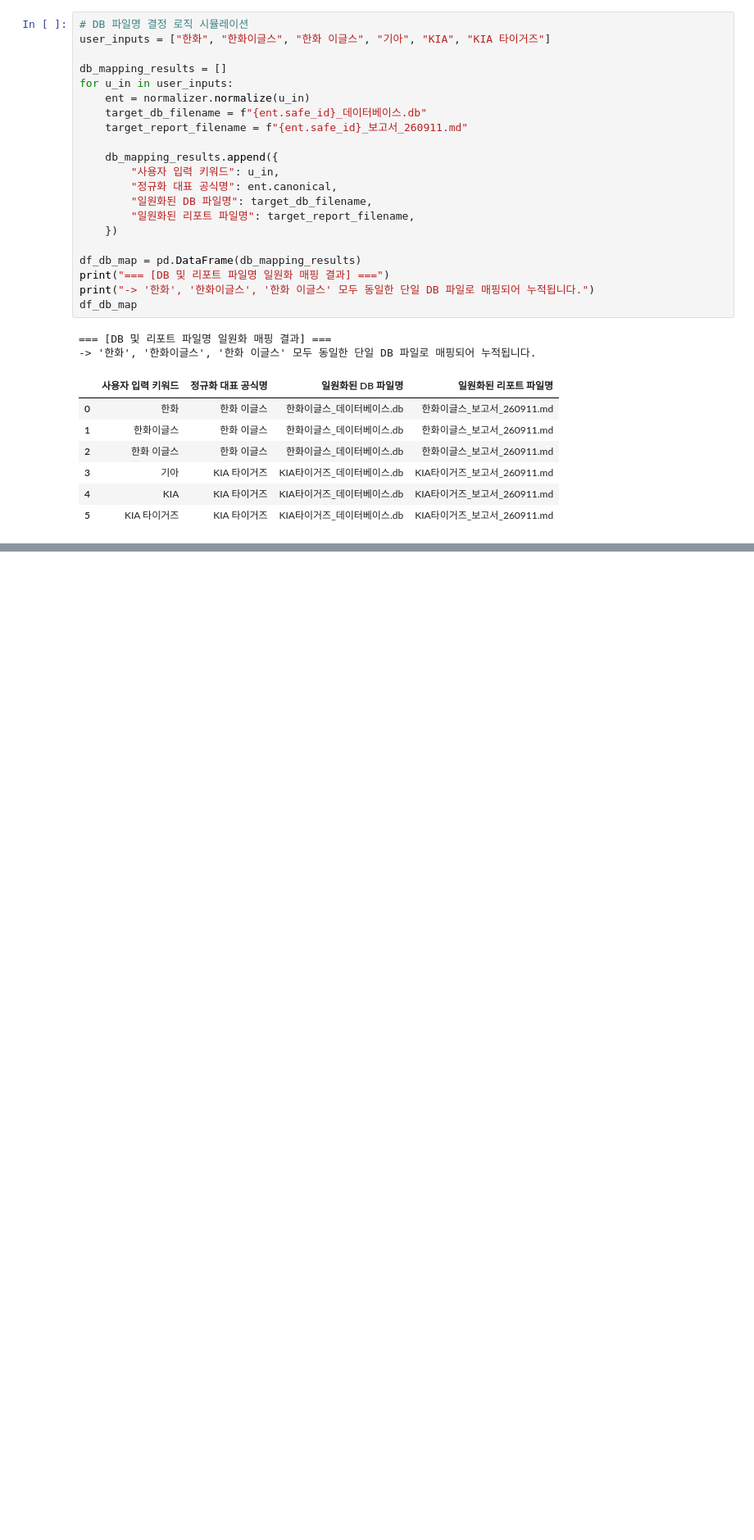
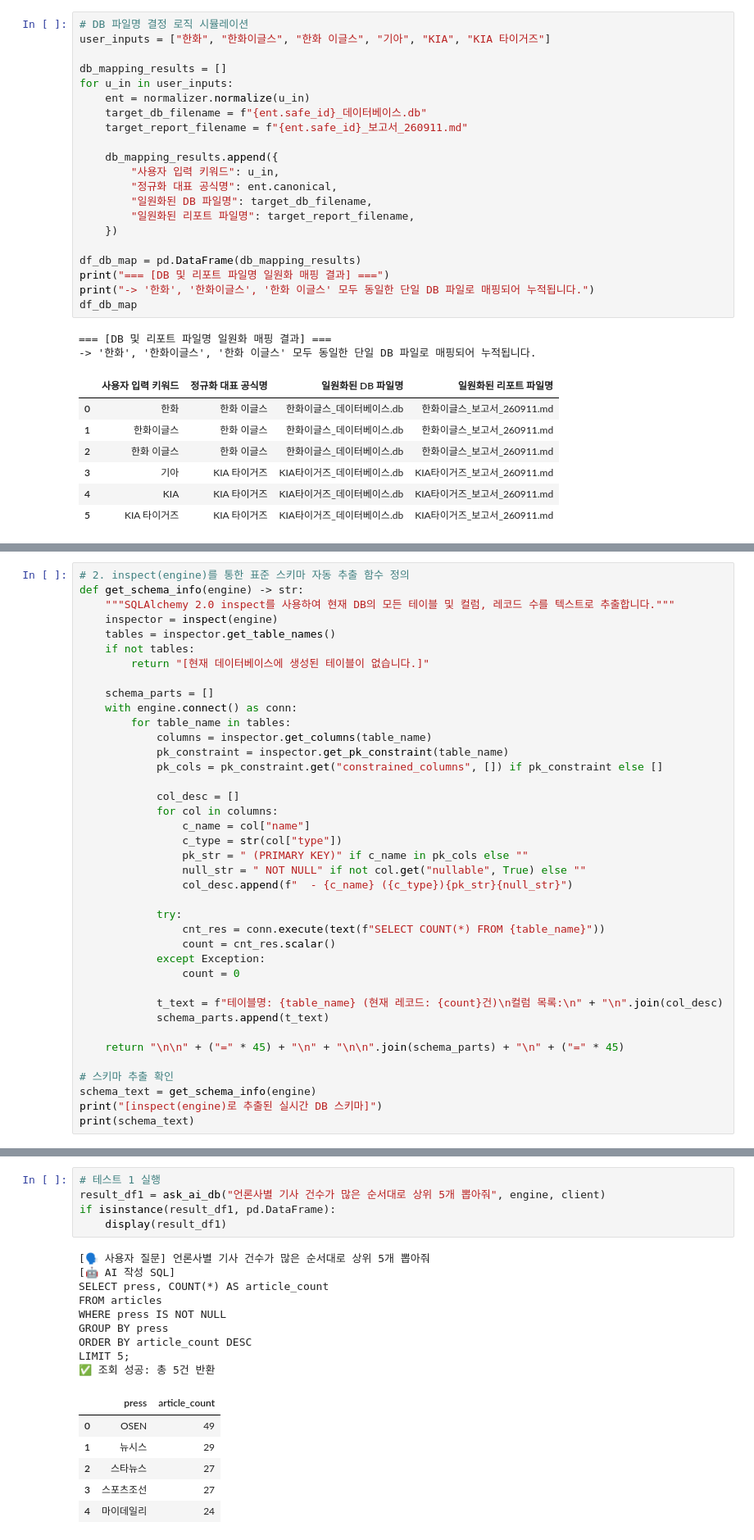
Before and after one commit to algethi97/baseball_AI-breifing_project, a Jupyter notebook: test.ipynb, the cells around one changed output, grey strips where cells are left out. Shown at 82% size. Cells and saved outputs as stored; diff of their text form; blank space fills up the shorter version.

```diff
--- a/test.ipynb
+++ b/test.ipynb
@@ -705,0 +729,39 @@ df_db_map
+# %%
+# 2. inspect(engine)를 통한 표준 스키마 자동 추출 함수 정의
+def get_schema_info(engine) -> str:
+    """SQLAlchemy 2.0 inspect를 사용하여 현재 DB의 모든 테이블 및 컬럼, 레코드 수를 텍스트로 추출합니다."""
+    inspector = inspect(engine)
+    tables = inspector.get_table_names()
+    if not tables:
+        return "[현재 데이터베이스에 생성된 테이블이 없습니다.]"
+
+    schema_parts = []
+    with engine.connect() as conn:
+        for table_name in tables:
+            columns = inspector.get_columns(table_name)
+            pk_constraint = inspector.get_pk_constraint(table_name)
+            pk_cols = pk_constraint.get("constrained_columns", []) if pk_constraint else []
+
+            col_desc = []
+            for col in columns:
+                c_name = col["name"]
+                c_type = str(col["type"])
+                pk_str = " (PRIMARY KEY)" if c_name in pk_cols else ""
+                null_str = " NOT NULL" if not col.get("nullable", True) else ""
+                col_desc.append(f"  - {c_name} ({c_type}){pk_str}{null_str}")
+
+            try:
+                cnt_res = conn.execute(text(f"SELECT COUNT(*) FROM {table_name}"))
+                count = cnt_res.scalar()
+            except Exception:
+                count = 0
+
+            t_text = f"테이블명: {table_name} (현재 레코드: {count}건)\n컬럼 목록:\n" + "\n".join(col_desc)
+            schema_parts.append(t_text)
+
+    return "\n\n" + ("=" * 45) + "\n" + "\n\n".join(schema_parts) + "\n" + ("=" * 45)
+
+# 스키마 추출 확인
+schema_text = get_schema_info(engine)
+print("[inspect(engine)로 추출된 실시간 DB 스키마]")
+print(schema_text)
@@ -705,0 +942,21 @@ df_db_map
+# %%
+# 테스트 1 실행
+result_df1 = ask_ai_db("언론사별 기사 건수가 많은 순서대로 상위 5개 뽑아줘", engine, client)
+if isinstance(result_df1, pd.DataFrame):
+    display(result_df1)
+# %% [output]
+[🗣️ 사용자 질문] 언론사별 기사 건수가 많은 순서대로 상위 5개 뽑아줘
+[🤖 AI 작성 SQL]
+SELECT press, COUNT(*) AS article_count
+FROM articles
+WHERE press IS NOT NULL
+GROUP BY press
+ORDER BY article_count DESC
+LIMIT 5;
+✅ 조회 성공: 총 5건 반환
+|  | press | article_count |
+| 0 | OSEN | 49 |
+| 1 | 뉴시스 | 29 |
+| 2 | 스타뉴스 | 27 |
+| 3 | 스포츠조선 | 27 |
+| 4 | 마이데일리 | 24 |
```
Also changed, not shown: parts of 26 cells of this notebook.
